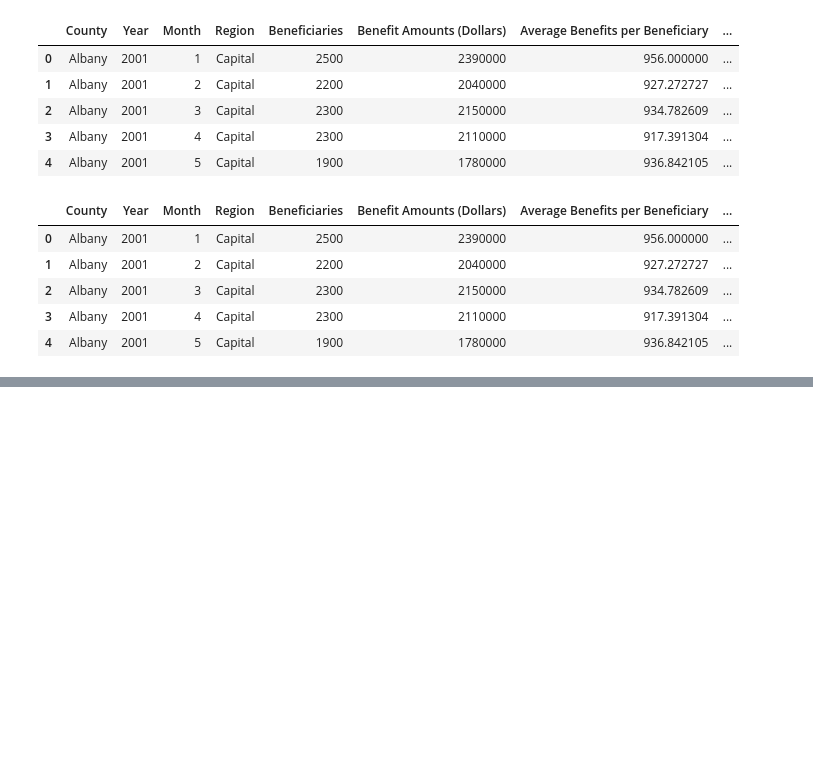
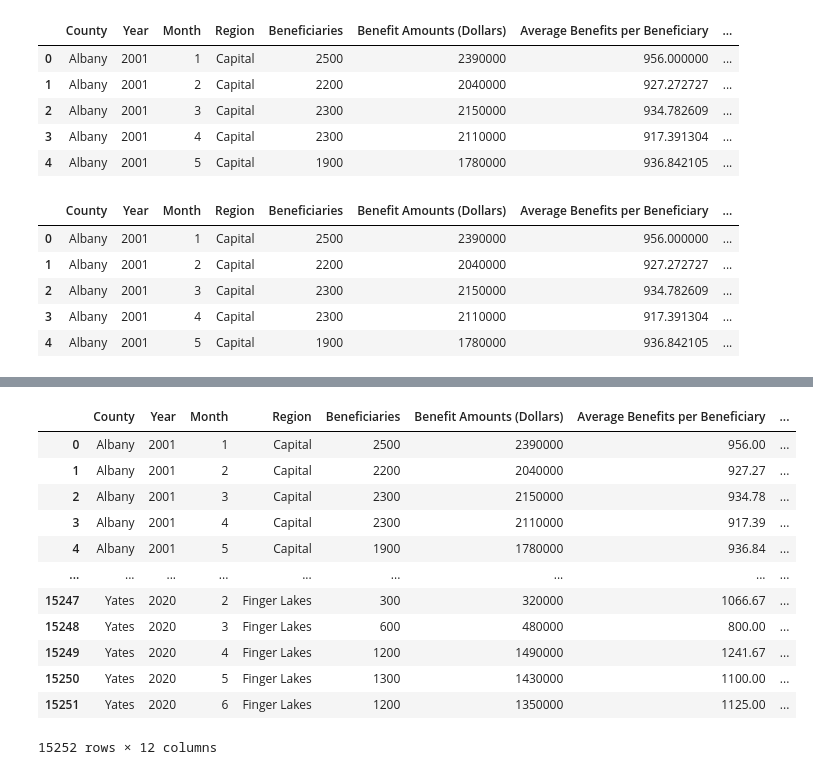
Before and after one commit to ssiddharth2/CS5010_Semester_Project, a Jupyter notebook: CS5010_Semester_Project.ipynb, the cells around one changed output, grey strips where cells are left out. Saved outputs shown, nothing was run; the diff lists cells and outputs as text; code cells hidden in the pictures; blank space fills up the shorter version.

Commit message:
updated with cleaned csv

```diff
--- a/CS5010_Semester_Project.ipynb
+++ b/CS5010_Semester_Project.ipynb
@@ -378,3 +378,7 @@ county_clean.head()
 | 4 | Albany | 2001 | 5 | Capital | 1900 | 1780000 | 936.842105 | ... |
 # %%
 county_clean.to_csv("new_unemployment_data.csv")
+# %%
+county_clean["Population"]=[int(population)for population in county_clean["Population"]]
+county_clean["Percent Population on Welfare"]=(county_clean["Beneficiaries"]/county_clean["Population"])*100
+county_clean.head()
@@ -380,0 +392,17 @@ county_clean.to_csv("new_unemployment_data.csv")
+# %%
+county_clean=county_clean.round(2)
+county_clean
+# %% [output]
+|  | County | Year | Month | Region | Beneficiaries | Benefit Amounts (Dollars) | Average Benefits per Beneficiary | ... |
+| 0 | Albany | 2001 | 1 | Capital | 2500 | 2390000 | 956.00 | ... |
+| 1 | Albany | 2001 | 2 | Capital | 2200 | 2040000 | 927.27 | ... |
+| 2 | Albany | 2001 | 3 | Capital | 2300 | 2150000 | 934.78 | ... |
+| 3 | Albany | 2001 | 4 | Capital | 2300 | 2110000 | 917.39 | ... |
+| 4 | Albany | 2001 | 5 | Capital | 1900 | 1780000 | 936.84 | ... |
+| ... | ... | ... | ... | ... | ... | ... | ... | ... |
+| 15247 | Yates | 2020 | 2 | Finger Lakes | 300 | 320000 | 1066.67 | ... |
+| 15248 | Yates | 2020 | 3 | Finger Lakes | 600 | 480000 | 800.00 | ... |
+| 15249 | Yates | 2020 | 4 | Finger Lakes | 1200 | 1490000 | 1241.67 | ... |
+| 15250 | Yates | 2020 | 5 | Finger Lakes | 1300 | 1430000 | 1100.00 | ... |
+| 15251 | Yates | 2020 | 6 | Finger Lakes | 1200 | 1350000 | 1125.00 | ... |
+15252 rows × 12 columns
```
Also changed, not shown: parts of 3 cells of this notebook, 1 other file.
